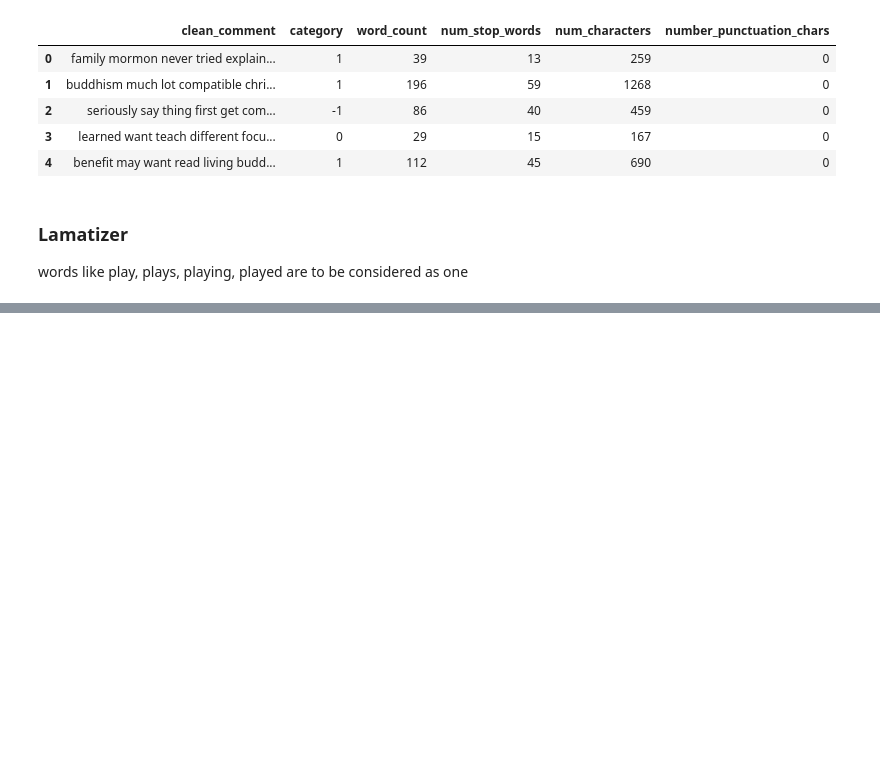
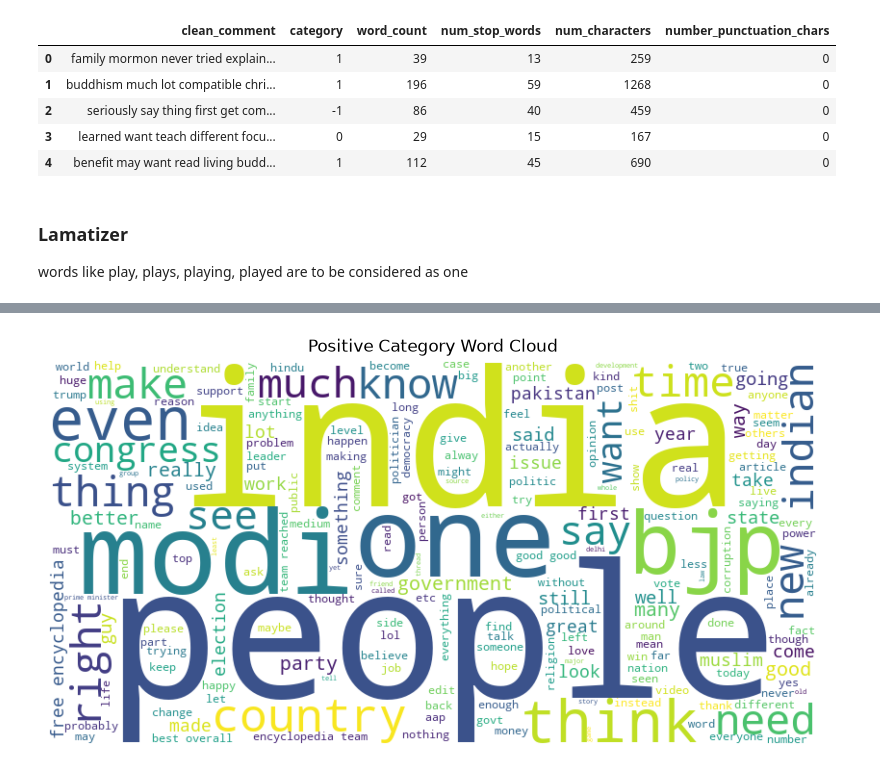
Before and after one commit to HerbertNtim/data-science-lab, a Jupyter notebook: jupyter_works/youtube-sentiment/notebooks/1_Preprocessing_&_EDA.ipynb, the cells around one changed output, grey strips where cells are left out. Cells and saved outputs as stored; diff of their text form; code cells hidden in the pictures; blank space fills up the shorter version.

```diff
--- a/jupyter_works/youtube-sentiment/notebooks/1_Preprocessing_&_EDA.ipynb
+++ b/jupyter_works/youtube-sentiment/notebooks/1_Preprocessing_&_EDA.ipynb
@@ -721,0 +741,4 @@ ModuleNotFoundError: No module named 'wordcloud'
+# %%
+plot_word_cloud(df[df['category'] == 1]["clean_comment"], "Positive Category Word Cloud")
+# %% [output]
+[figure, added]
```
Also changed, not shown: parts of 10 cells of this notebook, 1 other file.
